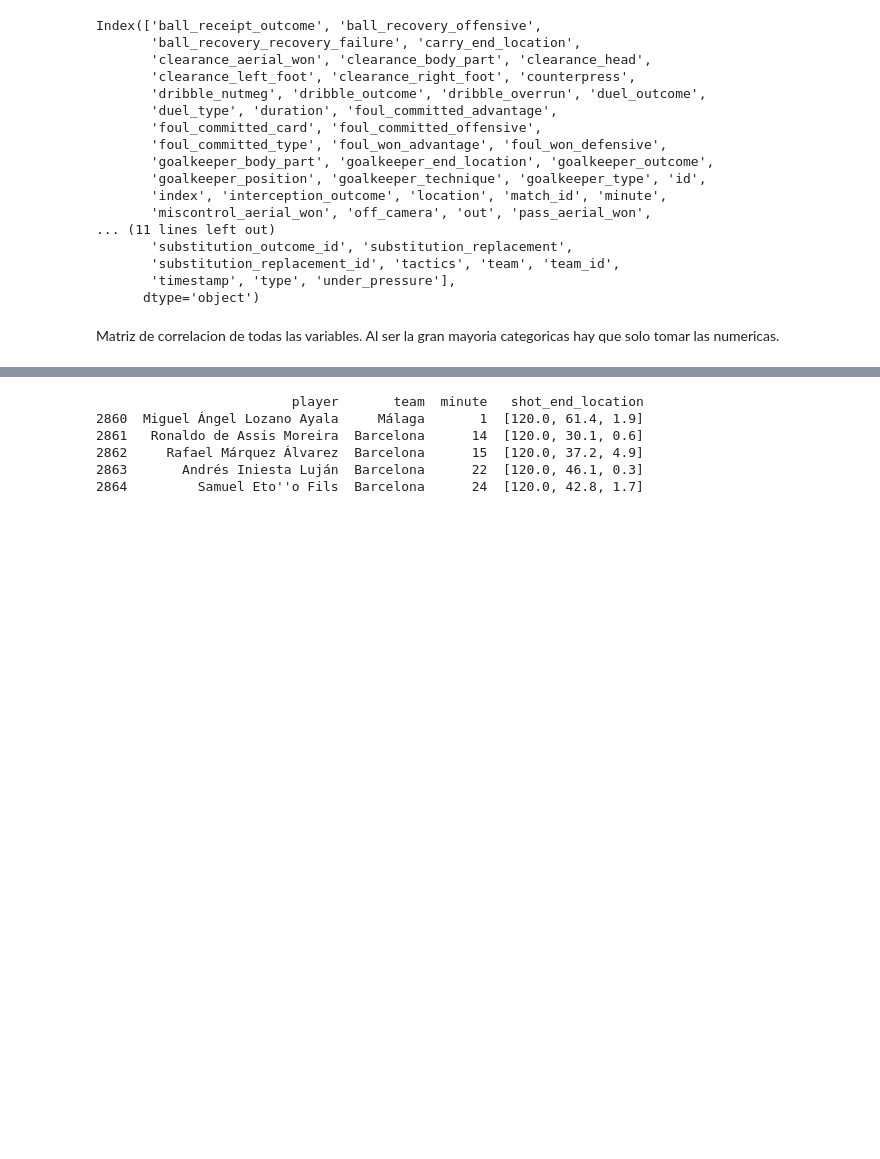
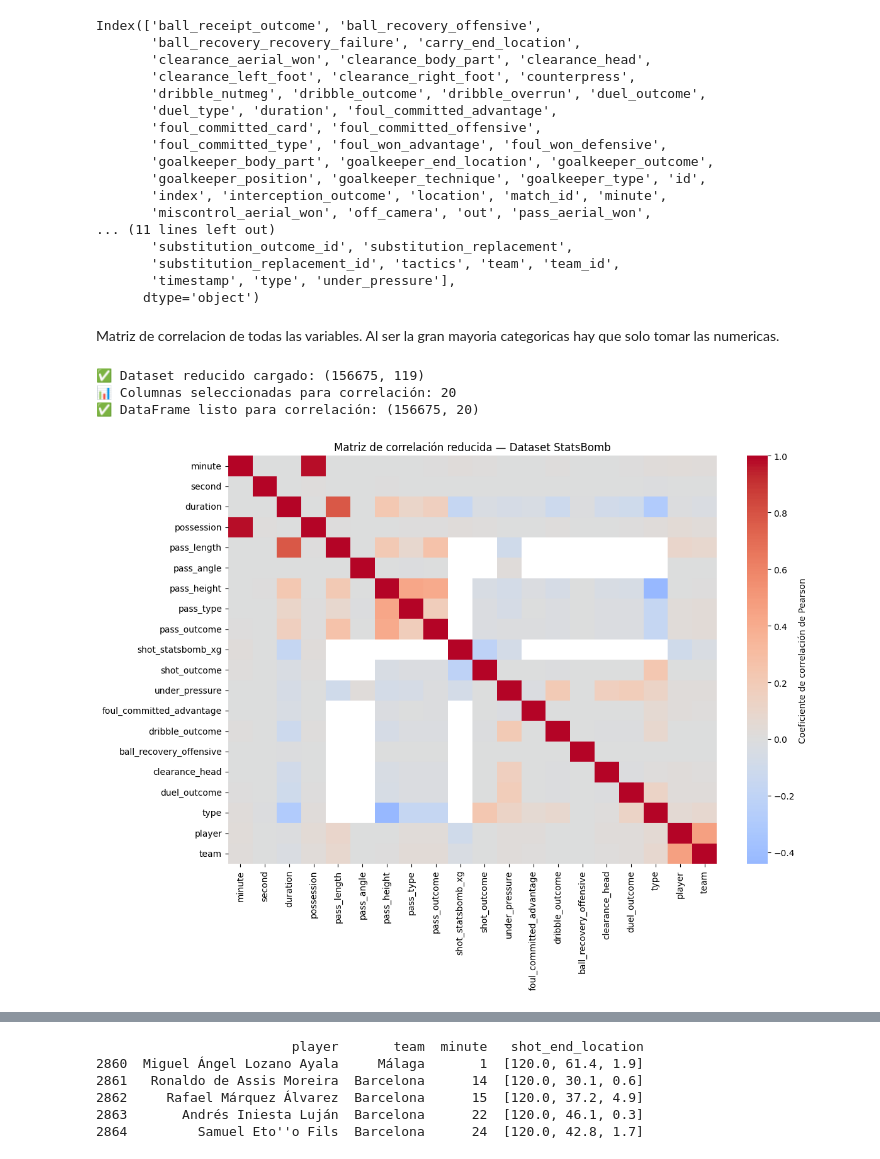
Before and after one commit to VainstubTomas/Aprendizaje_Automatico_Grandes_Datos, a Jupyter notebook: main.ipynb, the cells around one changed output, grey strips where cells are left out. Saved outputs shown, nothing was run; the diff lists cells and outputs as text; code cells hidden in the pictures; blank space fills up the shorter version.

Commit message:
feature: matriz correlaciones

```diff
--- a/main.ipynb
+++ b/main.ipynb
@@ -242,3 +242,79 @@ Index(['ball_receipt_outcome', 'ball_recovery_offensive',
       dtype='object')
 # %% [markdown]
 Matriz de correlacion de todas las variables. Al ser la gran mayoria categoricas hay que solo tomar las numericas.
+# %%
+# =======================
+# 1️⃣ Filtrado y muestreo ligero
+# =======================
+
+# 🔹 Tomamos solo una fracción del dataset para evitar desbordar memoria
+df_corr = events_df.sample(frac=0.05, random_state=42)  # 5% del dataset
+print(f"✅ Dataset reducido cargado: {df_corr.shape}")
+
+# 🔹 Eliminamos columnas anidadas o extremadamente pesadas
+cols_descartar = [
+    'location', 'pass_end_location', 'carry_end_location',
+    'shot_end_location', 'shot_freeze_frame', 'tactics', 'related_events'
+]
+df_corr = df_corr.drop(columns=cols_descartar, errors='ignore')
+
+# =======================
+# 2️⃣ Mantener solo columnas útiles y codificables
+# =======================
+# Seleccionamos columnas clave con significado analítico
+cols_utiles = [
+    'minute', 'second', 'duration', 'possession',
+    'pass_length', 'pass_angle', 'pass_height', 'pass_type', 'pass_outcome',
+    'shot_statsbomb_xg', 'shot_outcome', 'under_pressure', 'foul_committed_advantage',
+    'dribble_outcome', 'ball_recovery_offensive', 'clearance_head', 'duel_outcome',
+    'type', 'player', 'team'
+]
+
+df_corr = df_corr[[c for c in cols_utiles if c in df_corr.columns]]
+
+print(f"📊 Columnas seleccionadas para correlación: {len(df_corr.columns)}")
+
+# =======================
+# 3️⃣ Codificar categóricas en forma liviana
+# =======================
+for col in df_corr.select_dtypes(include=['object', 'bool']).columns:
+    df_corr[col] = pd.factorize(df_corr[col])[0]
+
+print(f"✅ DataFrame listo para correlación: {df_corr.shape}")
+
+# =======================
+# 4️⃣ Calcular matriz de correlación
+# =======================
+corr_matrix = df_corr.corr(method='pearson')
+
+# =======================
+# 5️⃣ Visualización resumida
+# =======================
+plt.figure(figsize=(12, 9))
+sns.heatmap(
+    corr_matrix,
+    cmap='coolwarm',
+    center=0,
+    cbar_kws={'label': 'Coeficiente de correlación de Pearson'},
+    xticklabels=True,
+    yticklabels=True
+)
+plt.title("Matriz de correlación reducida — Dataset StatsBomb")
+plt.tight_layout()
+plt.show()
+
+# =======================
+# 6️⃣ Mostrar correlaciones más fuertes
+# =======================
+corr_unstacked = corr_matrix.unstack().sort_values(ascending=False)
+strong_corr = corr_unstacked[
+    (abs(corr_unstacked) >= 0.4) & (corr_unstacked < 1)
+].drop_duplicates()
+
+print("\n🔹 Correlaciones más fuertes (>|0.4|):")
+print(strong_corr.head(25))
+# %% [output]
+✅ Dataset reducido cargado: (156675, 119)
+📊 Columnas seleccionadas para correlación: 20
+✅ DataFrame listo para correlación: (156675, 20)
+[figure, added]
```
Also changed, not shown: parts of 1 cell of this notebook.
